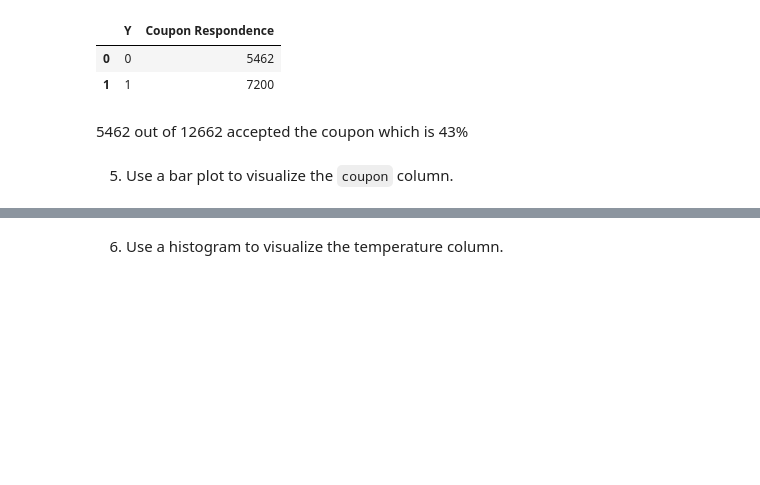
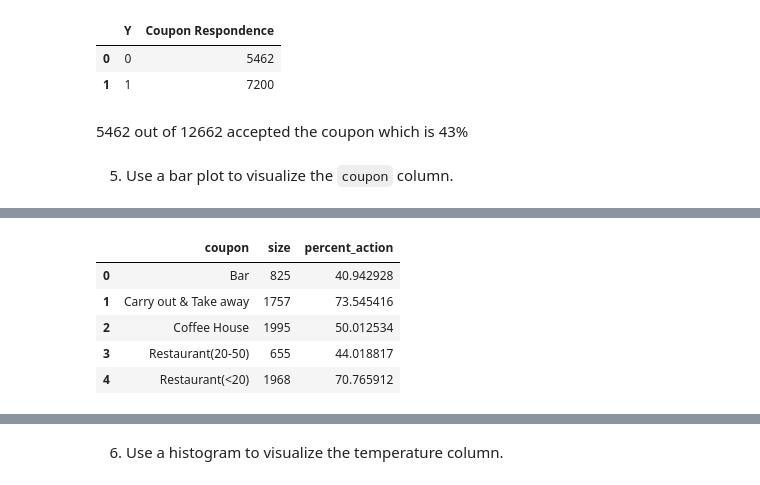
Before and after one commit to cdungca/ucb-ml-ai, a Jupyter notebook: assignment_5_1_starter/prompt.ipynb, the cells around one changed output, grey strips where cells are left out. Cells and saved outputs as stored; diff of their text form; code cells hidden in the pictures; blank space fills up the shorter version.

```diff
--- a/assignment_5_1_starter/prompt.ipynb
+++ b/assignment_5_1_starter/prompt.ipynb
@@ -216,0 +305,9 @@ fig.show()
+# %%
+accept
+# %% [output]
+|  | coupon | size | percent_action |
+| 0 | Bar | 825 | 40.942928 |
+| 1 | Carry out & Take away | 1757 | 73.545416 |
+| 2 | Coffee House | 1995 | 50.012534 |
+| 3 | Restaurant(20-50) | 655 | 44.018817 |
+| 4 | Restaurant(<20) | 1968 | 70.765912 |
```
Also changed, not shown: parts of 23 cells of this notebook, 5 other files.
